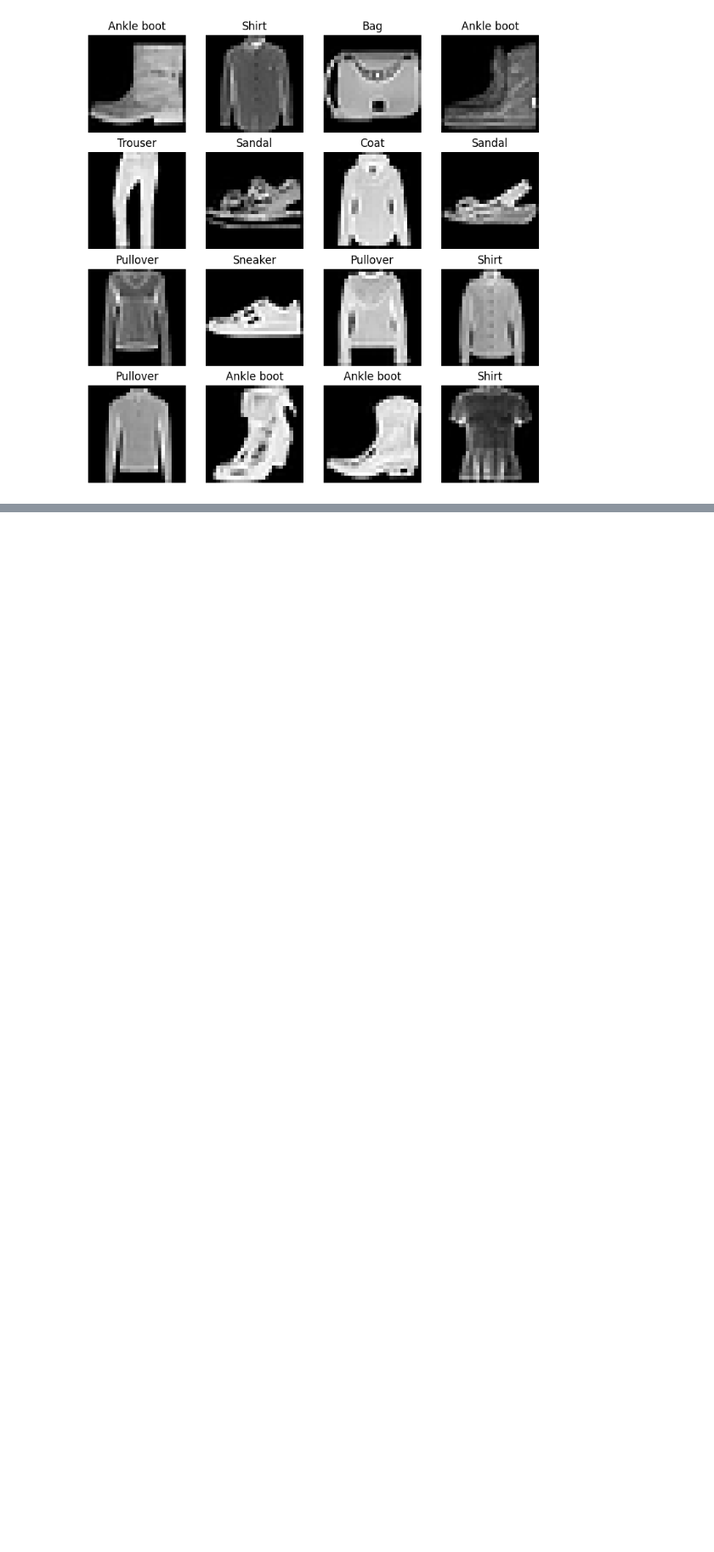
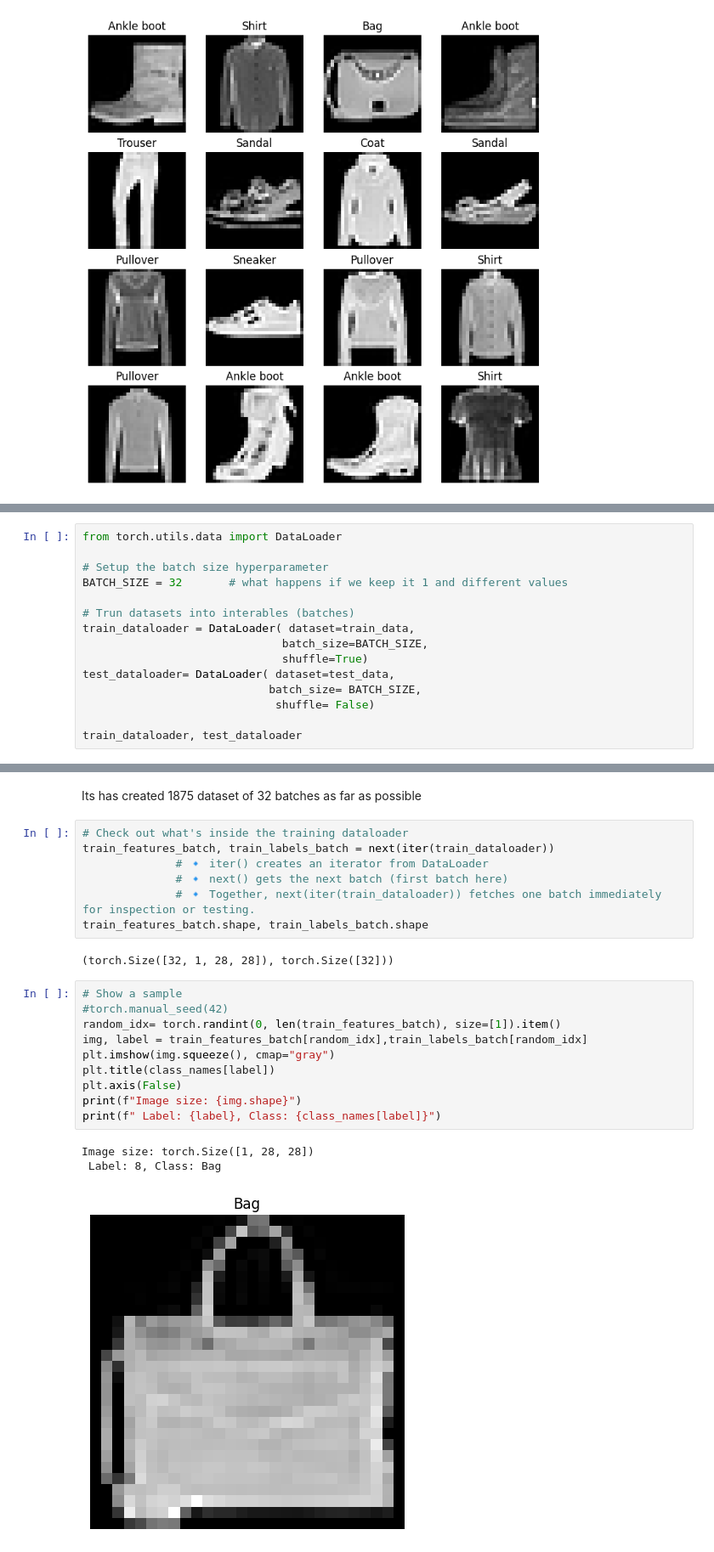
Before and after one commit to Sovit1056/Pytorch_practice, a Jupyter notebook: 03_Computer_Vision.ipynb, the cells around one changed output, grey strips where cells are left out. Shown at 85% size. Cells and saved outputs as stored; diff of their text form; blank space fills up the shorter version.

```diff
--- a/03_Computer_Vision.ipynb
+++ b/03_Computer_Vision.ipynb
@@ -158,0 +187,15 @@ for i in range (1,rows*cols+1):
+# %%
+from torch.utils.data import DataLoader
+
+# Setup the batch size hyperparameter
+BATCH_SIZE = 32       # what happens if we keep it 1 and different values
+
+# Trun datasets into interables (batches)
+train_dataloader = DataLoader( dataset=train_data,
+                              batch_size=BATCH_SIZE,
+                              shuffle=True)
+test_dataloader= DataLoader( dataset=test_data,
+                            batch_size= BATCH_SIZE,
+                             shuffle= False)
+
+train_dataloader, test_dataloader
@@ -158,0 +217,25 @@ for i in range (1,rows*cols+1):
+# %% [markdown]
+Its has created 1875 dataset of 32 batches as far as possible
+# %%
+# Check out what's inside the training dataloader
+train_features_batch, train_labels_batch = next(iter(train_dataloader))
+              # 🔹 iter() creates an iterator from DataLoader
+              # 🔹 next() gets the next batch (first batch here)
+              # 🔹 Together, next(iter(train_dataloader)) fetches one batch immediately for inspection or testing.
+train_features_batch.shape, train_labels_batch.shape
+# %% [output]
+(torch.Size([32, 1, 28, 28]), torch.Size([32]))
+# %%
+# Show a sample
+#torch.manual_seed(42)
+random_idx= torch.randint(0, len(train_features_batch), size=[1]).item()
+img, label = train_features_batch[random_idx],train_labels_batch[random_idx]
+plt.imshow(img.squeeze(), cmap="gray")
+plt.title(class_names[label])
+plt.axis(False)
+print(f"Image size: {img.shape}")
+print(f" Label: {label}, Class: {class_names[label]}")
+# %% [output]
+Image size: torch.Size([1, 28, 28])
+ Label: 8, Class: Bag
+[figure, added]
```
Also changed, not shown: parts of 17 cells of this notebook.
